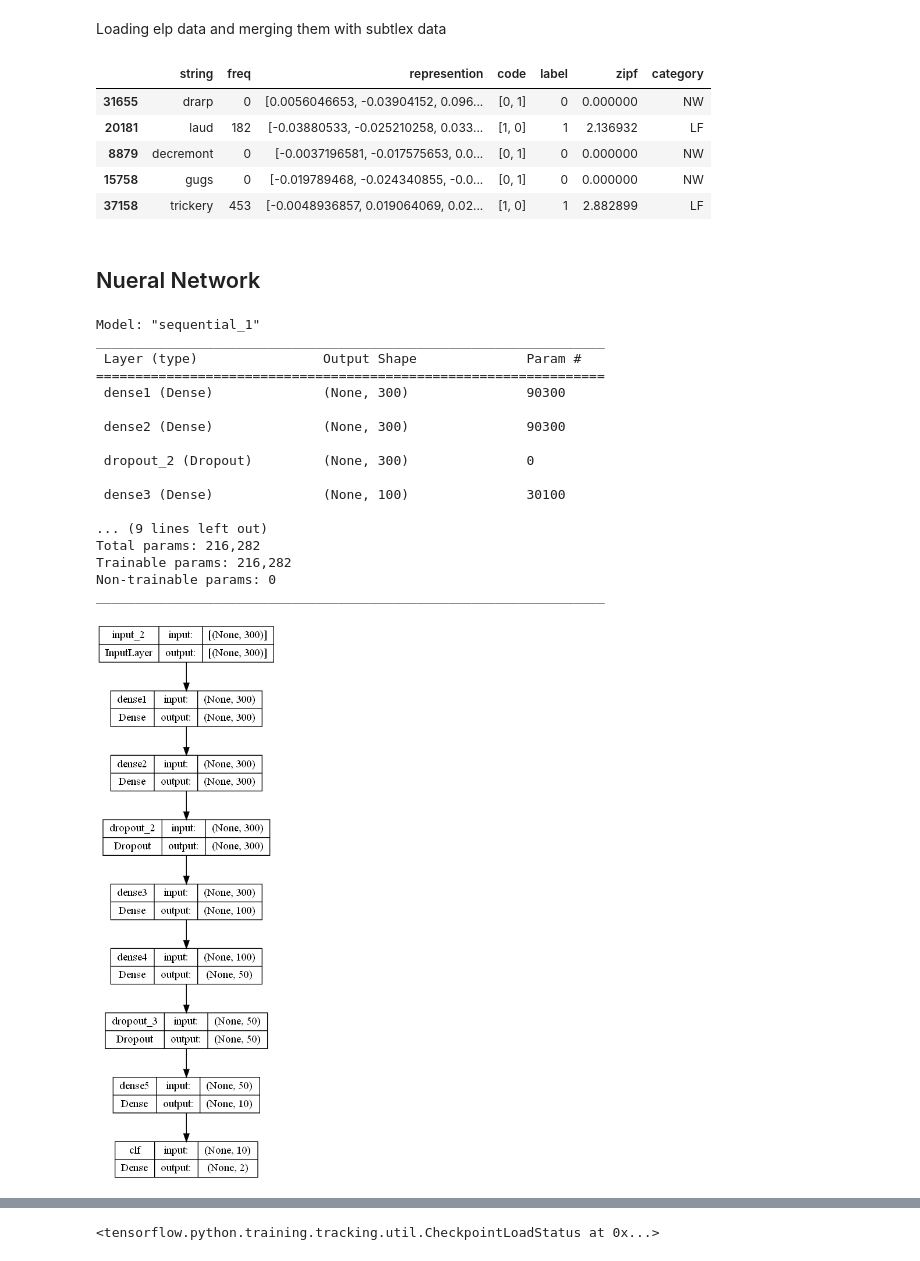
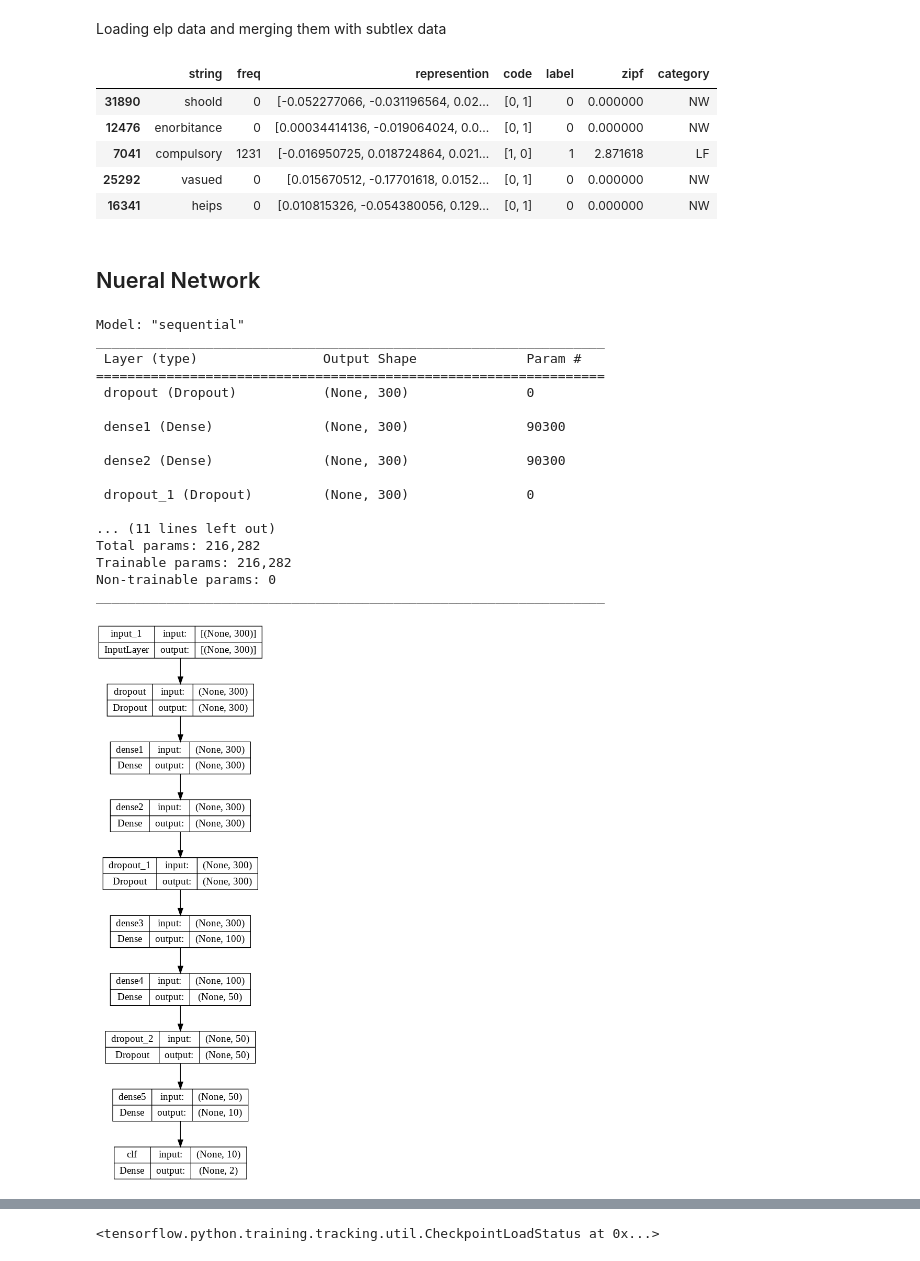
Before and after one commit to ArashDadras/ANN-EAM, a Jupyter notebook: FastText_FC.ipynb, the cells around one changed output, grey strips where cells are left out. Cells and saved outputs as stored; diff of their text form; code cells hidden in the pictures.

```diff
--- a/FastText_FC.ipynb
+++ b/FastText_FC.ipynb
@@ -8,5 +8,3 @@ root = "drive/MyDrive/CMP/"
 Drive already mounted at /content/drive; to attempt to forcibly remount, call drive.mount("/content/drive", force_remount=True).
 # %% [markdown]
 ## Local
-# %%
-root = './'
@@ -126,52 +126,53 @@ elp_df = elp_df.sample(frac=1.0)
 elp_df.head()
 # %% [output]
 |  | string | freq | represention | code | label | zipf | category |
-| 31655 | drarp | 0 | [0.0056046653, -0.03904152, 0.096... | [0, 1] | 0 | 0.000000 | NW |
-| 20181 | laud | 182 | [-0.03880533, -0.025210258, 0.033... | [1, 0] | 1 | 2.136932 | LF |
-| 8879 | decremont | 0 | [-0.0037196581, -0.017575653, 0.0... | [0, 1] | 0 | 0.000000 | NW |
-| 15758 | gugs | 0 | [-0.019789468, -0.024340855, -0.0... | [0, 1] | 0 | 0.000000 | NW |
-| 37158 | trickery | 453 | [-0.0048936857, 0.019064069, 0.02... | [1, 0] | 1 | 2.882899 | LF |
+| 31890 | shoold | 0 | [-0.052277066, -0.031196564, 0.02... | [0, 1] | 0 | 0.000000 | NW |
+| 12476 | enorbitance | 0 | [0.00034414136, -0.019064024, 0.0... | [0, 1] | 0 | 0.000000 | NW |
+| 7041 | compulsory | 1231 | [-0.016950725, 0.018724864, 0.021... | [1, 0] | 1 | 2.871618 | LF |
+| 25292 | vasued | 0 | [0.015670512, -0.17701618, 0.0152... | [0, 1] | 0 | 0.000000 | NW |
+| 16341 | heips | 0 | [0.010815326, -0.054380056, 0.129... | [0, 1] | 0 | 0.000000 | NW |
 # %% [markdown]
 ## Nueral Network
 # %%
 # Sequential Model
 model = tf.keras.models.Sequential()
 model.add(tf.keras.layers.Input(shape=(300,)))
+model.add(layers.Dropout(0.1))
 model.add(layers.Dense(300, activation="relu", name="dense1"))
 model.add(layers.Dense(300, activation="relu", name="dense2"))
 model.add(layers.Dropout(0.5))
 model.add(layers.Dense(100, activation="relu", name="dense3"))
 model.add(layers.Dense(50, activation="relu", name="dense4"))
 model.add(layers.Dropout(0.25))
 model.add(layers.Dense(10, activation="relu", name="dense5"))
 model.add(layers.Dense(2, activation='softmax', name='clf'))
 
 opt = tf.keras.optimizers.Adam()
 model.compile(optimizer=opt,
               loss=tf.keras.losses.categorical_crossentropy,
               metrics=['accuracy'])
 
 model.summary()
 plot_model(model, to_file=root+'/Plots/Classification/fully_connected_model.png', show_shapes=True)
 # %% [output]
-Model: "sequential_1"
+Model: "sequential"
 _________________________________________________________________
  Layer (type)                Output Shape              Param #
 =================================================================
+ dropout (Dropout)           (None, 300)               0
+
  dense1 (Dense)              (None, 300)               90300
 
  dense2 (Dense)              (None, 300)               90300
 
- dropout_2 (Dropout)         (None, 300)               0
+ dropout_1 (Dropout)         (None, 300)               0
 
- dense3 (Dense)              (None, 100)               30100
-
-... (9 lines left out)
+... (11 lines left out)
 Total params: 216,282
 Trainable params: 216,282
 Non-trainable params: 0
 _________________________________________________________________
-[figure, old version]
+[figure, new version]
 # %%
 # Define per-fold score containers
 acc_per_fold = []
```
Also changed, not shown: parts of 9 cells of this notebook, 4 other files.
